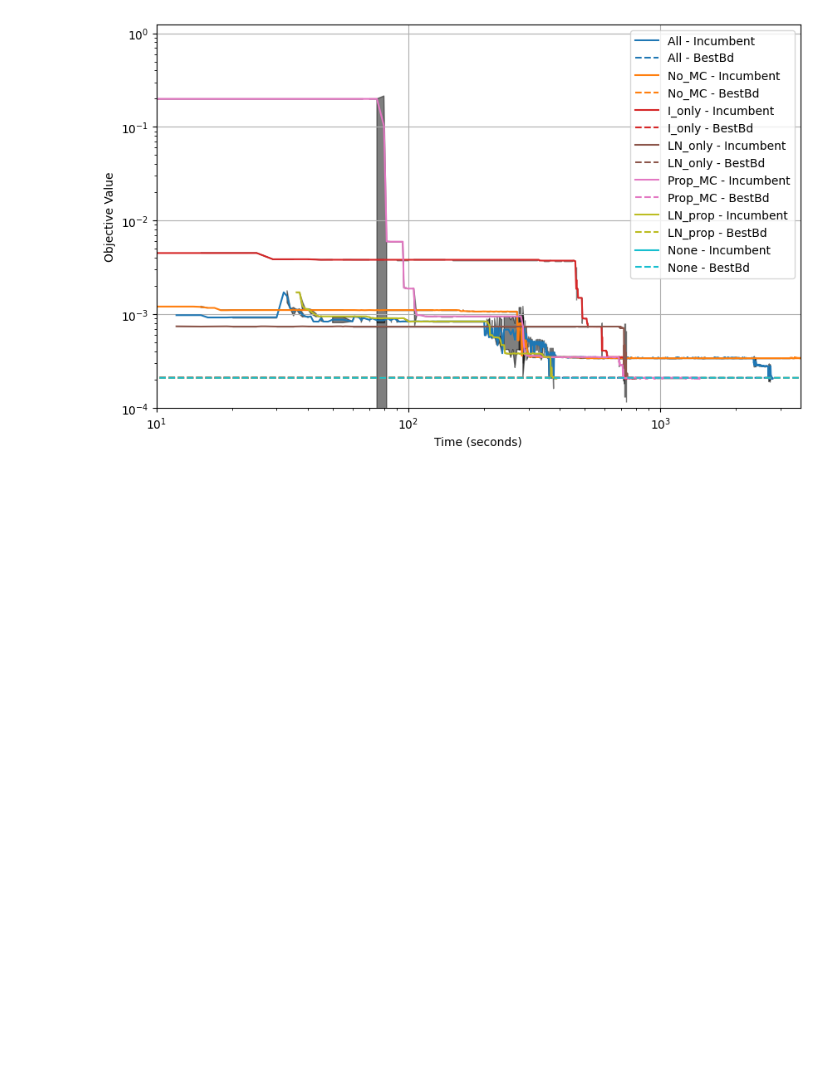
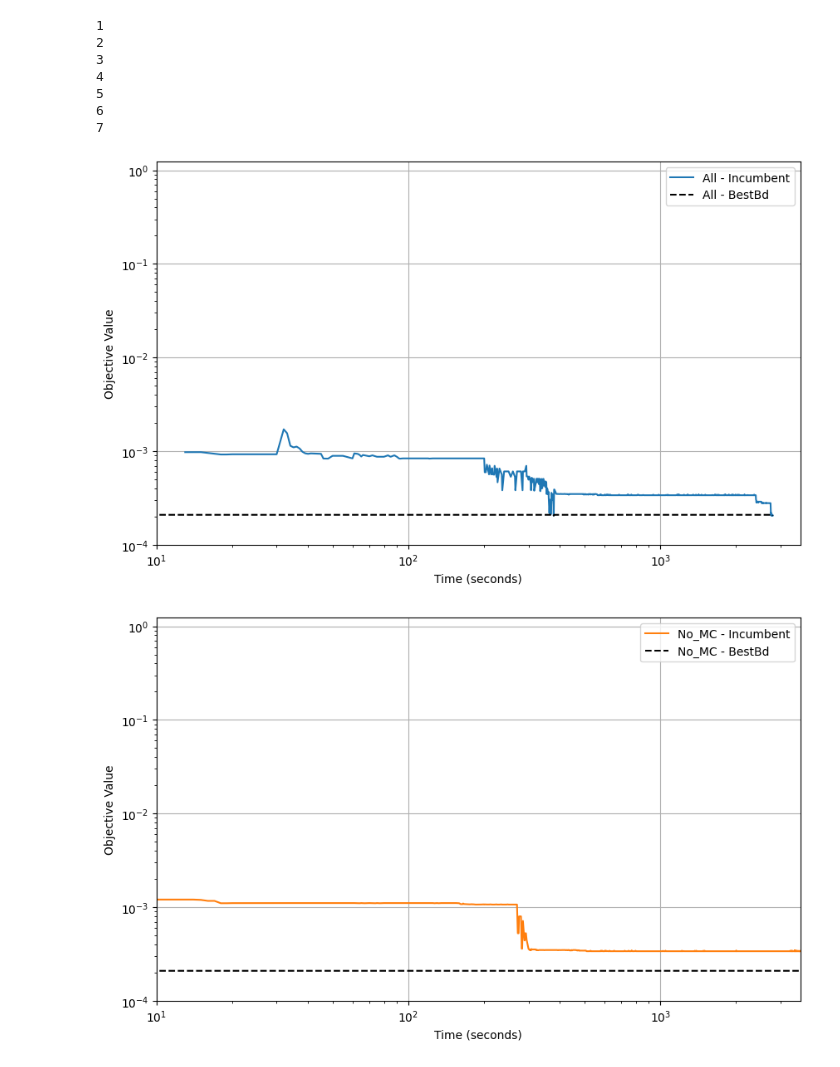
Before and after one commit to s-hallsworth/Transformer_Formulation, a Jupyter notebook: Case_Study_1/analyse_results.ipynb, the cells around one changed output. Cells and saved outputs as stored; diff of their text form; code cells hidden in the pictures; blank space fills up the shorter version.

Commit message:
update plots

```diff
--- a/Case_Study_1/analyse_results.ipynb
+++ b/Case_Study_1/analyse_results.ipynb
@@ -43,4 +44,9 @@ nl.head()
 regex_pattern = r'_r(\d+)_c(\d+)\.log'
 nl[['Repetition', 'Config']] = nl['LogFilePath'].str.extract(regex_pattern)
 nl.head()
+
+nl['Repetition'] = pd.to_numeric(nl['Repetition'])
+nl = nl[nl['Repetition'] > 3]
+print(nl['Repetition'].unique())
+print(nl)
 # %% [output]
@@ -69,5 +86,7 @@ grouped_nl.head()
 # %%
 grouped_nl.columns = ['Config', 'Time', 'Incumbent_mean', 'Incumbent_std', 'BestBd_mean', 'BestBd_std']
+grouped_nl["Incumbent_std"] = grouped_nl["Incumbent_std"].fillna(0)
+grouped_nl["BestBd_std"] = grouped_nl["BestBd_std"].fillna(0)
 grouped_nl.head()
 # %% [output]
 |  | Config | Time | Incumbent_mean | Incumbent_std | BestBd_mean | BestBd_std |
@@ -88,56 +118,80 @@ combinations = {
 }
 # %%
 import matplotlib.pyplot as plt
+
+individ = False
+if individ:
+    grouped_nl = nl
+    #combi = grouped_nl[['Config']].drop_duplicates()#grouped_nl[['Repetition', 'Config']].drop_duplicates()
+    configs = grouped_nl['Config'].unique()#combi.to_records(index=False).tolist()
+else:
+    # Find the global min and max values for both the x and y axes across all configurations
+    x_min = 10#grouped_nl['Time'].min()
+    x_max = grouped_nl['Time'].max()
+
+    y_min = 1e-4 #min(grouped_nl['Incumbent_mean'].min(), grouped_nl['BestBd_mean'].min())
+    y_max = max(grouped_nl['Incumbent_mean'].max(), grouped_nl['BestBd_mean'].max())
+
 
 # Initialize the figure size
 colors = plt.get_cmap('tab10', len(grouped_nl['Config'].unique()))
 config_names = list(combinations.keys())
 
-# Find the global min and max values for both the x and y axes across all configurations
-x_min = 10#grouped_nl['Time'].min()
-x_max = grouped_nl['Time'].max()
-
-y_min = 1e-4 #min(grouped_nl['Incumbent_mean'].min(), grouped_nl['BestBd_mean'].min())
-y_max = max(grouped_nl['Incumbent_mean'].max(), grouped_nl['BestBd_mean'].max())
-
 # Plot each configuration using the same x and y axis limits
 for i, config in enumerate(configs):
+    print(config)
     plt.figure(i, figsize=(10, 6))
-    config_data = grouped_nl[grouped_nl['Config'] == config]
     color = colors(i)
 
     # Plot Incumbent mean
-    plt.plot(config_data['Time'], config_data['Incumbent_mean'], linestyle='-', label=f'{config_names[i]} - Incumbent', color=color)
-    #Add shaded area for Incumbent std
-    plt.fill_between(config_data['Time'],
-                     config_data['Incumbent_mean'] - config_data['Incumbent_std'],
-                     config_data['Incumbent_mean'] + config_data['Incumbent_std'],
-                     color="black", alpha=0.5)
+    if not individ:
+        config_data = grouped_nl[grouped_nl['Config'] == config]
+        # plt.fill_between(config_data['Time'],
+        #                 config_data['Incumbent_mean'] - config_data['Incumbent_std'],
+        #                 config_data['Incumbent_mean'] + config_data['Incumbent_std'],
+        #                 color=color, alpha=0.5)
+        plt.plot(config_data['Time'], config_data['Incumbent_mean'], linestyle='-', label=f'{config_names[i]} - Incumbent', color=color)
+        #Add shaded area for Incumbent std
 
-    # Plot BestBd mean
-    plt.plot(config_data['Time'], config_data['BestBd_mean'], linestyle='--', label=f'{config_names[i]} - BestBd', color=color)
-    # Add shaded area for BestBd std
-    # plt.fill_between(config_data['Time'],
-    #                  config_data['BestBd_mean'] - config_data['BestBd_std'],
-    #                  config_data['BestBd_mean'] + config_data['BestBd_std'],
-    #                  color="black", alpha=0.5)
+
+        # # Plot BestBd mean
+        # plt.fill_between(config_data['Time'],
+        #                 config_data['BestBd_mean'] - config_data['BestBd_std'],
+        #                 config_data['BestBd_mean'] + config_data['BestBd_std'],
+        #                 color="black", alpha=0.5)
+        plt.plot(config_data['Time'], config_data['BestBd_mean'], linestyle='--', label=f'{config_names[i]} - BestBd', color='k')
+    else:
+        config_data = grouped_nl[(grouped_nl['Config'] == config)] # & (grouped_nl['Repetition'] == config[0])]
+        plt.plot(config_data['Time'], config_data['Incumbent'], linestyle='-', label=f'{config}_{i}')
+        plt.plot(config_data['Time'], config_data['BestBd'], linestyle='--', label=f'{config}_{i}')
+
+
     # Set to log scale
     plt.yscale('log')
     plt.xscale('log')
 
     # Set the same x and y limits for all plots
-    plt.xlim(x_min, x_max)
-    plt.ylim(y_min, y_max)
+    if not individ:
+        plt.xlim(x_min, x_max)
+        plt.ylim(y_min, y_max)
 
     # Add labels
     plt.grid(True)
     plt.xlabel('Time (seconds)')
     plt.ylabel('Objective Value')
     plt.legend()
 
 
     # PATH = r"C:\Users\sian_\OneDrive\Documents\Thesis"
     # plt.savefig(PATH+f'\images\{config_names[i]}_time_conv.png')
     # #plt.show()
 # %% [output]
+1
+2
+3
+4
+5
+6
+7
-[figure, old version]
+[figure, new version]
+[figure, added]
```
Also changed, not shown: parts of 9 cells of this notebook, 3 other files.
